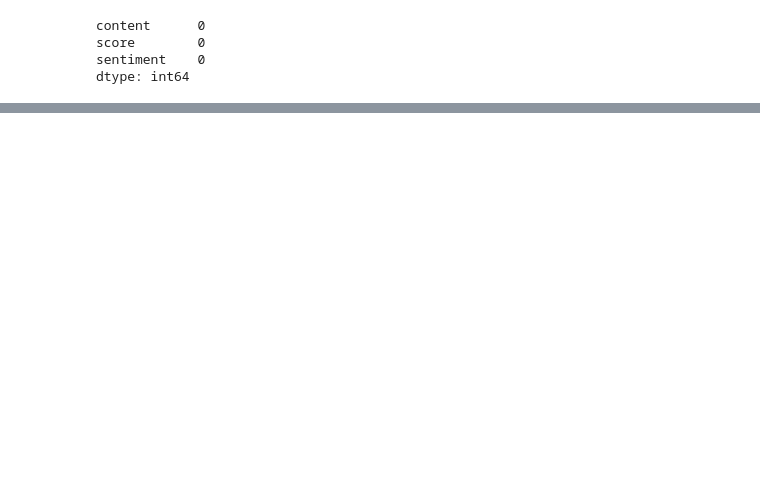
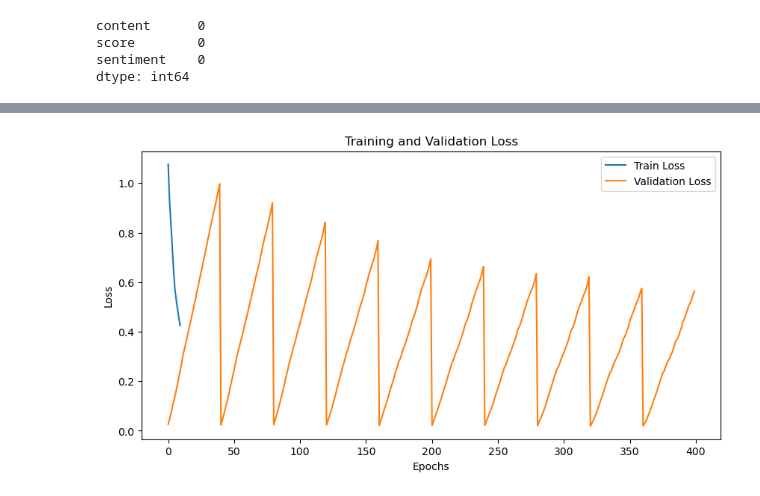
Before and after one commit to darrenxx3/Sentiment-Analysis-thesis-v2, a Jupyter notebook: modeling_lstm.ipynb, the cells around one changed output, grey strips where cells are left out. Drawn from its saved outputs; the diff is of its cells as text; code cells hidden in the pictures; blank space fills up the shorter version.

Commit message:
adding LSTM

```diff
--- a/modeling_lstm.ipynb
+++ b/modeling_lstm.ipynb
@@ -156,18 +190,40 @@ test_loader = DataLoader(SentimentDataset(X_test, y_test), batch_size=128)
 # %%
 import torch.nn as nn
 import torch.optim as optim
+
+#add attention mechanism
+class Attention(nn.Module):
+    def __init__(self, hidden_size):
+        super(Attention, self).__init__()
+        self.attention = nn.Linear(hidden_size, 1)
+        self.dropout = nn.Dropout(0.5)#add dropout in attention
+
+    def forward(self, x):
+        # x shape: (batch_size, seq_len, hidden_size)
+        attention_weights = torch.softmax(self.attention(x), dim=1)
+        attention_weights = self.dropout(attention_weights)  # Apply dropout
+        return (x * attention_weights).sum(dim=1)
+
 # built LSTM Model
-
 class LSTMSentiment(nn.Module):
     def __init__(self, vocab_size, embed_size, hidden_size, output_size, num_layers, dropout):
-        super(LSTMSentiment,self).__init__()
+        super(LSTMSentiment, self).__init__()
         self.embedding = nn.Embedding(vocab_size, embed_size, padding_idx=0)
-        self.lstm = nn.LSTM(embed_size, hidden_size, num_layers, batch_first=True, dropout=dropout)
-        self.fc = nn.Linear(hidden_size, output_size)
+        self.lstm = nn.LSTM(embed_size, hidden_size, num_layers, batch_first=True, dropout=dropout, bidirectional=True)
+        self.attention = Attention(hidden_size * 2)
+        self.dropout = nn.Dropout(dropout)
+        self.fc = nn.Linear(hidden_size * 2, output_size)
 
     def forward(self, x):
         x = self.embedding(x)
-        _, (hidden, _) = self.lstm(x)
-        return self.fc(hidden[-1])
+        lstm_out, _ = self.lstm(x)
+        attention_out = self.attention(lstm_out)
+        out = self.fc(attention_out)
+        return out
+# %%
+# Calculate class weights
+class_counts = y.value_counts().sort_index().values
+class_weights = 1. / class_counts
+class_weights = torch.tensor(class_weights, dtype=torch.float32).to(device)
 # %%
 from tqdm import tqdm
@@ -265,0 +408,12 @@ Val Loss : 1.0860 Acc: 0.4066
+# %%
+# Loss Visualization
+plt.figure(figsize=(10, 5))
+plt.plot(range(len(train_losses)), train_losses, label='Train Loss')
+plt.plot(range(len(val_losses)), val_losses, label='Validation Loss')
+plt.xlabel('Epochs')
+plt.ylabel('Loss')
+plt.title('Training and Validation Loss')
+plt.legend()
+plt.show()
+# %% [output]
+[figure, added]
```
Also changed, not shown: parts of 14 cells of this notebook.
